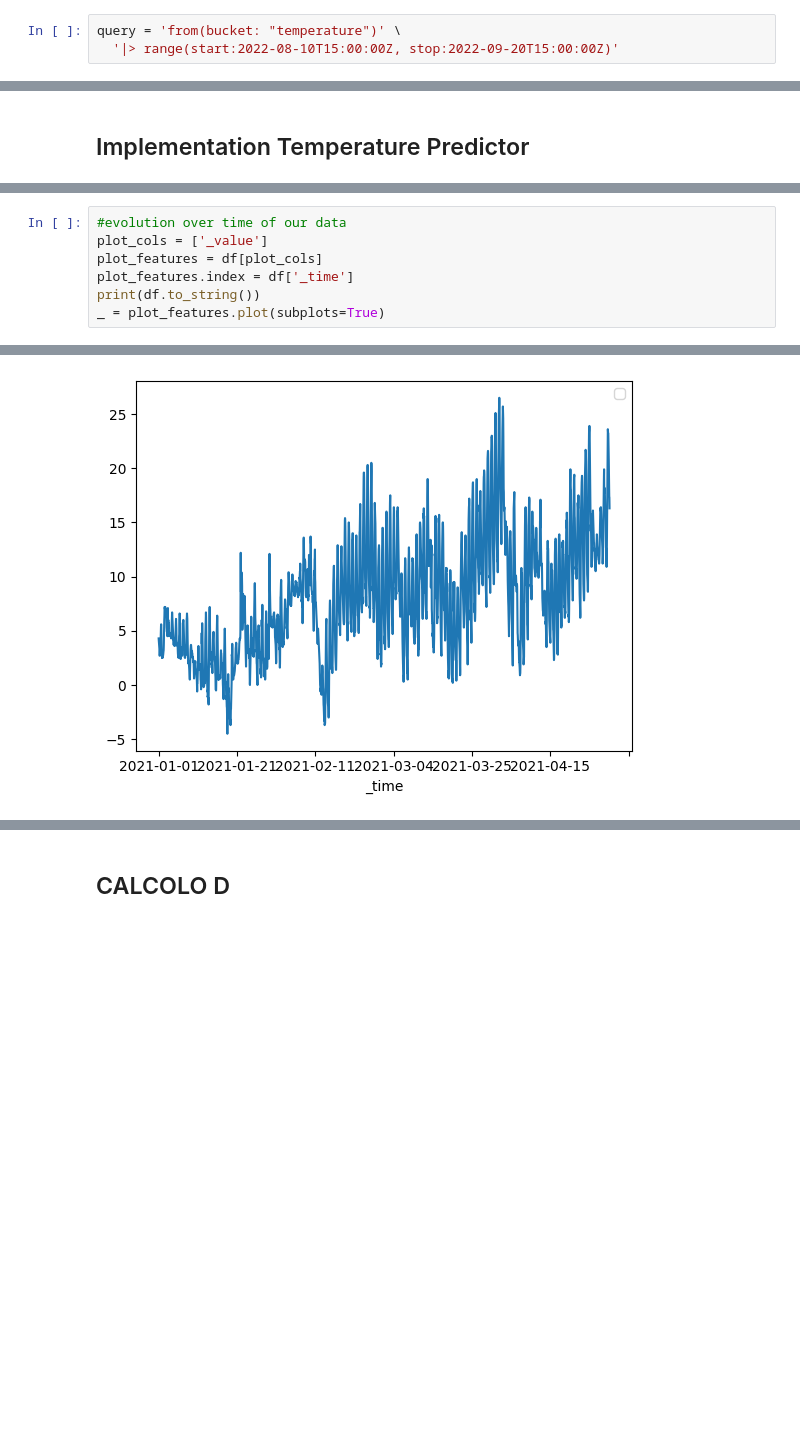
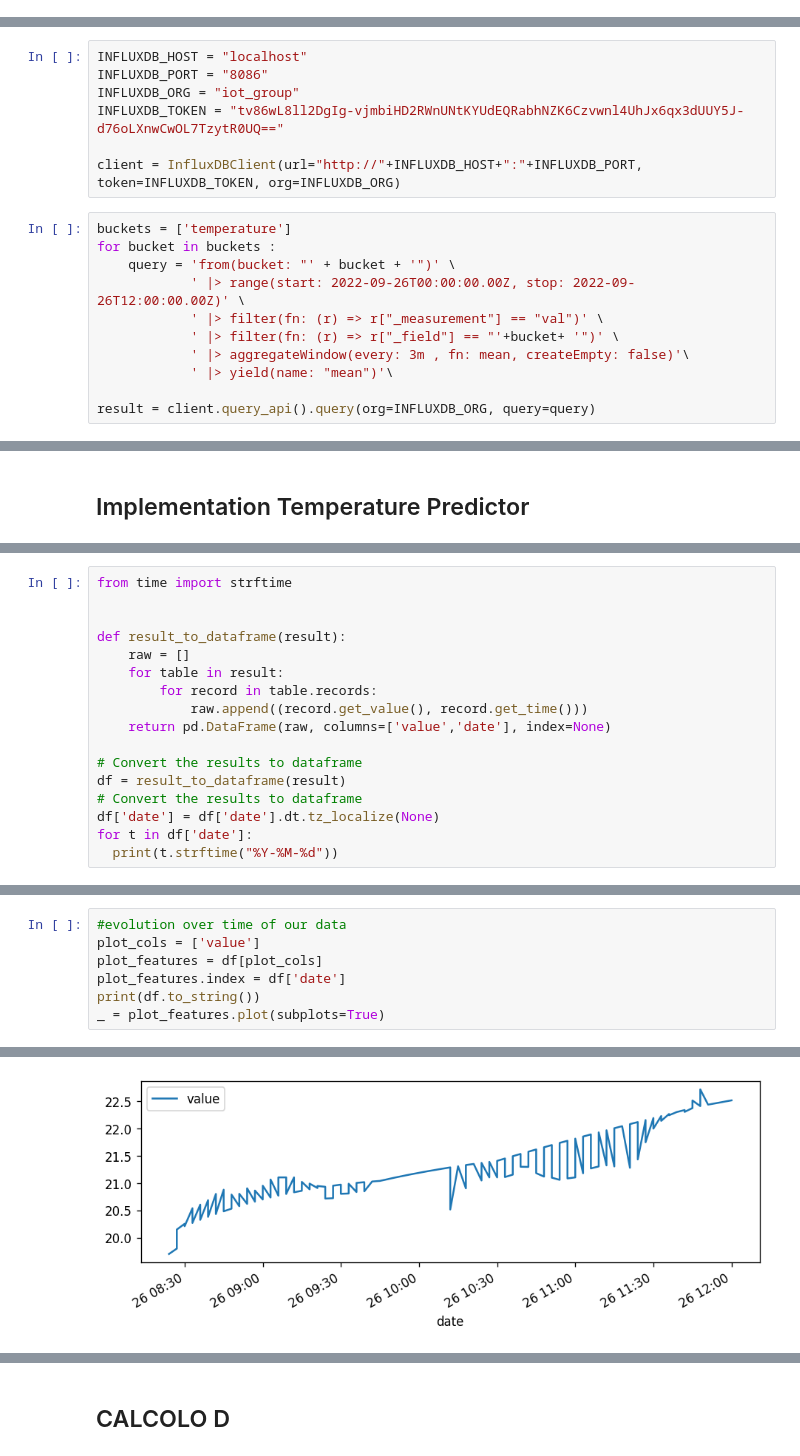
Before and after one commit to andiub97/iot-project, a Jupyter notebook: forecasting/ARIMAforecasting.ipynb, the cells around one changed output, grey strips where cells are left out. Drawn from its saved outputs; the diff is of its cells as text; blank space fills up the shorter version.

```diff
--- a/forecasting/ARIMAforecasting.ipynb
+++ b/forecasting/ARIMAforecasting.ipynb
@@ -44,3 +55,0 @@ write_api = client.write_api(write_options=SYNCHRONOUS)
-# %%
-query = 'from(bucket: "temperature")' \
-  '|> range(start:2022-08-10T15:00:00Z, stop:2022-09-20T15:00:00Z)'
@@ -49,3 +56,21 @@ result = client.query_api().query(org=org, query=query)
+# %%
+INFLUXDB_HOST = "localhost"
+INFLUXDB_PORT = "8086"
+INFLUXDB_ORG = "iot_group"
+INFLUXDB_TOKEN = "tv86wL8ll2DgIg-vjmbiHD2RWnUNtKYUdEQRabhNZK6Czvwnl4UhJx6qx3dUUY5J-d76oLXnwCwOL7TzytR0UQ=="
+
+client = InfluxDBClient(url="http://"+INFLUXDB_HOST+":"+INFLUXDB_PORT, token=INFLUXDB_TOKEN, org=INFLUXDB_ORG)
+# %%
+buckets = ['temperature']
+for bucket in buckets :
+    query = 'from(bucket: "' + bucket + '")' \
+            ' |> range(start: 2022-09-26T00:00:00.00Z, stop: 2022-09-26T12:00:00.00Z)' \
+            ' |> filter(fn: (r) => r["_measurement"] == "val")' \
+            ' |> filter(fn: (r) => r["_field"] == "'+bucket+ '")' \
+            ' |> aggregateWindow(every: 3m , fn: mean, createEmpty: false)'\
+            ' |> yield(name: "mean")'\
+
+result = client.query_api().query(org=INFLUXDB_ORG, query=query)
 # %% [markdown]
 -Exploiting the query results in order to obtain a dataframe
 # %% [markdown]
@@ -71,0 +78,17 @@ for t in df['_time'].values:
+# %%
+from time import strftime
+
+
+def result_to_dataframe(result):
+    raw = []
+    for table in result:
+        for record in table.records:
+            raw.append((record.get_value(), record.get_time()))
+    return pd.DataFrame(raw, columns=['value','date'], index=None)
+
+# Convert the results to dataframe
+df = result_to_dataframe(result)
+# Convert the results to dataframe
+df['date'] = df['date'].dt.tz_localize(None)
+for t in df['date']:
+  print(t.strftime("%Y-%M-%d"))
@@ -72,8 +113,8 @@ for t in df['_time'].values:
 # %%
 #evolution over time of our data
-plot_cols = ['_value']
+plot_cols = ['value']
 plot_features = df[plot_cols]
-plot_features.index = df['_time']
+plot_features.index = df['date']
 print(df.to_string())
 _ = plot_features.plot(subplots=True)
 # %% [output]
@@ -98,3 +138,3 @@ No artists with labels found to put in legend.  Note that artists whose label st
-[figure, old version]
+[figure, new version]
 # %%
 df.describe()
```
Also changed, not shown: parts of 71 cells of this notebook, 2 other files.
